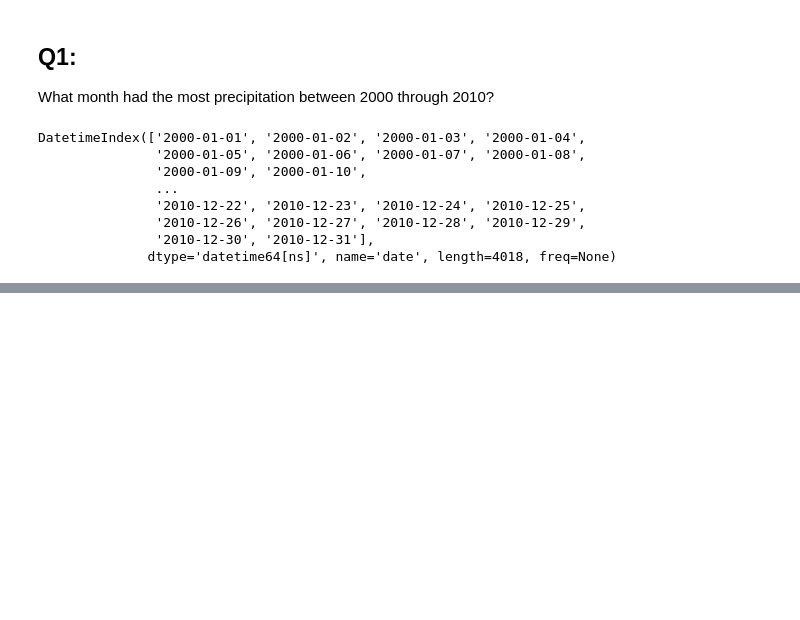
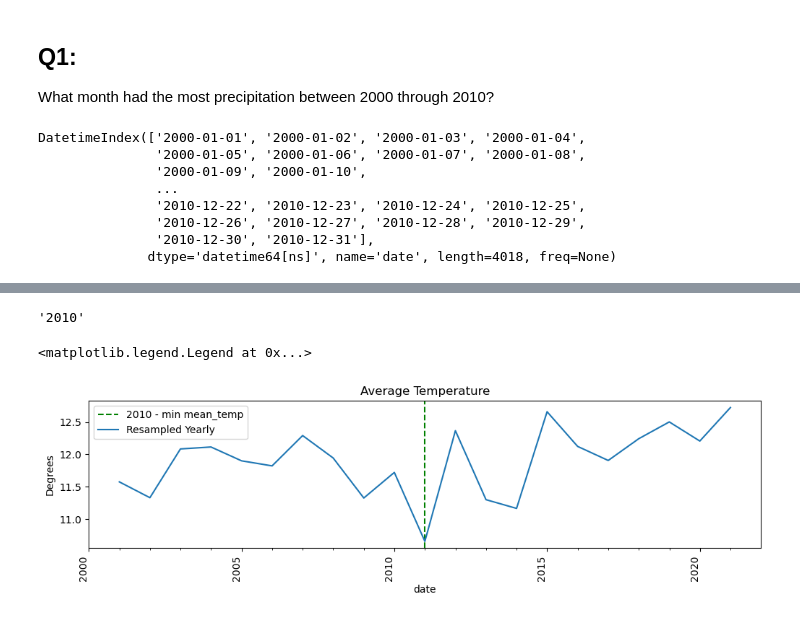
Before and after one commit to mikemenj/Assignments, a Jupyter notebook: DataViz/Week2/Resampling-Datetime-Data.ipynb, the cells around one changed output, grey strips where cells are left out. Cells and saved outputs as stored; diff of their text form; code cells hidden in the pictures; blank space fills up the shorter version.

```diff
--- a/DataViz/Week2/Resampling-Datetime-Data.ipynb
+++ b/DataViz/Week2/Resampling-Datetime-Data.ipynb
@@ -177,0 +187,3 @@ fig.autofmt_xdate(which='major',rotation=90)
+# %%
+mean_temp = df.loc['2000':'2020','mean_temp'].copy()
+mean_temp.index
@@ -177,0 +209,5 @@ fig.autofmt_xdate(which='major',rotation=90)
+# %%
+# Resample the data as Monthly frequency.
+mean_temp_A_res = mean_temp.resample("A").mean()
+mean_temp_A_res.name = 'Resampled Yearly'
+mean_temp_A_res.head()
@@ -177,0 +222,4 @@ fig.autofmt_xdate(which='major',rotation=90)
+# %%
+# Find the date and corresponding value for the min mean_temp
+min_mean = mean_temp_A_res.idxmin()
+min_mean
@@ -177,0 +228,32 @@ fig.autofmt_xdate(which='major',rotation=90)
+# %%
+date_fmt = min_mean.strftime('%Y')
+date_fmt
+# %% [output]
+'2010'
+# %%
+## Plot the data
+fig, ax = plt.subplots(figsize=(12,3))
+ax.set(title='Average Temperature', ylabel='Degrees')
+
+# customize major ticks
+major_loc =  mdates.YearLocator(5)
+major_fmt = mdates.DateFormatter("%Y")
+ax.xaxis.set_major_locator(major_loc)
+ax.xaxis.set_major_formatter(major_fmt)
+
+ax.axvline(min_mean,ls='--',color='green', label=f'{date_fmt} - min mean_temp')
+
+# customize minor ticks
+minor_loc =  mdates.YearLocator()
+
+ax.xaxis.set_minor_locator(minor_loc)
+
+mean_temp_A_res.plot(ax=ax)
+
+## Final xdate tweaks
+fig = ax.get_figure()
+fig.autofmt_xdate(which='major',rotation=90)
+ax.legend()
+# %% [output]
+<matplotlib.legend.Legend at 0x...>
+[figure, added]
```
Also changed, not shown: parts of 10 cells of this notebook.
